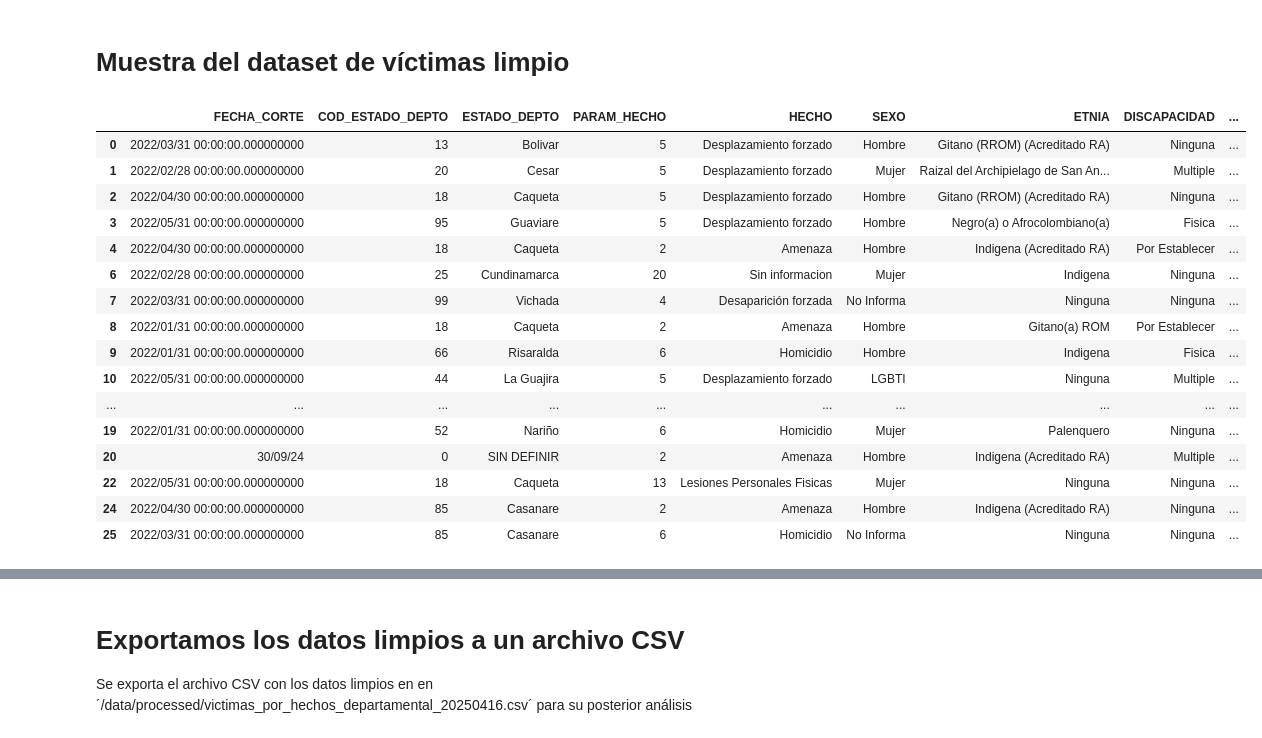
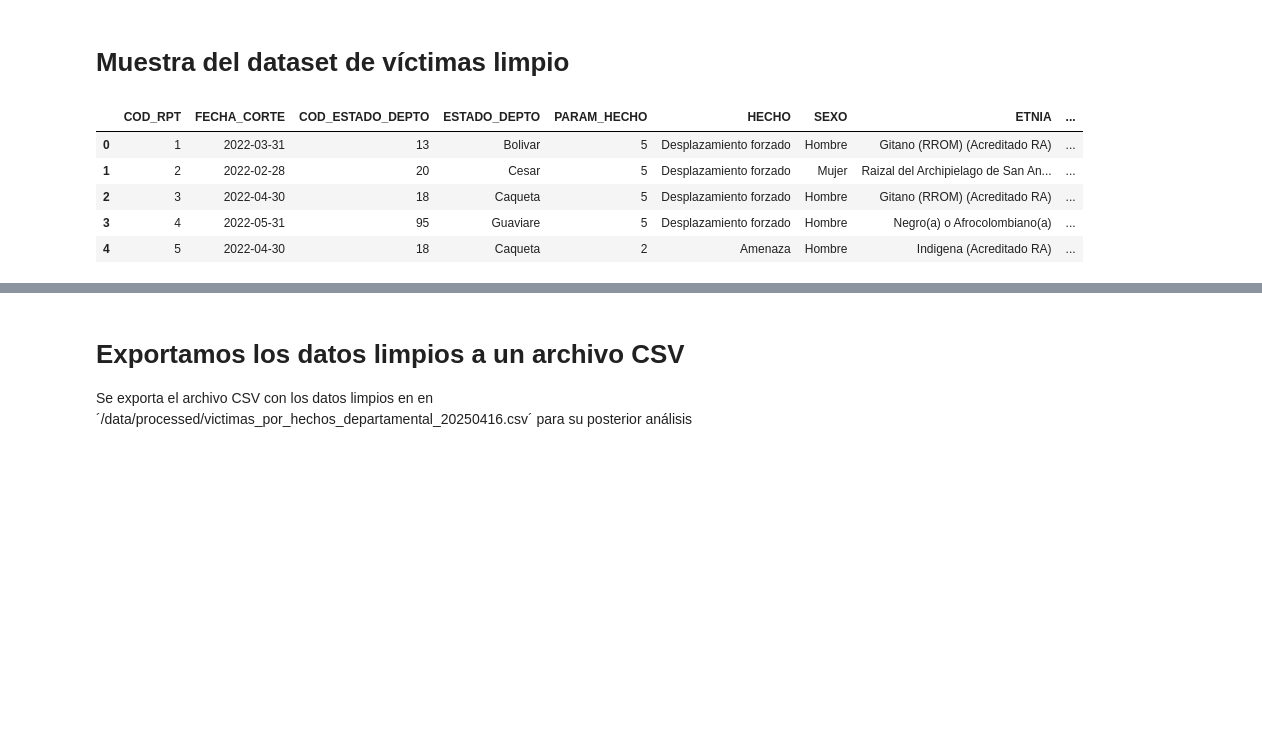
Before and after one commit to SantiRendon/memoria-abierta-conflicto-armado-colombia-2022-2025, a Jupyter notebook: notebooks/02_limpieza_datos_victimas.ipynb, the cells around one changed output, grey strips where cells are left out. Cells and saved outputs as stored; diff of their text form; code cells hidden in the pictures; blank space fills up the shorter version.

```diff
--- a/notebooks/02_limpieza_datos_victimas.ipynb
+++ b/notebooks/02_limpieza_datos_victimas.ipynb
@@ -600,13 +372,0 @@ resumen_df.to_csv(
-# %%
-# Paso 1: Crear una máscara booleana para marcar outliers en cualquier columna
-outlier_mask = pd.Series(False, index=df.index)
-
-for col in variables_conteo:
-    Q1 = df[col].quantile(0.25)
-    Q3 = df[col].quantile(0.75)
-    IQR = Q3 - Q1
-    lower_bound = Q1 - 1.5 * IQR
-    upper_bound = Q3 + 1.5 * IQR
-
-    # Marcar como True los registros fuera del rango permitido
-    outlier_mask |= (df[col] < lower_bound) | (df[col] > upper_bound)
@@ -630,3 +372,0 @@ df_outliers.to_csv(
-# %%
-# Paso 3: Filtrar el DataFrame conservando solo registros válidos
-df = df[~outlier_mask].copy()
@@ -651,24 +372,0 @@ plt.show()
-# %%
-# Crear un diccionario para almacenar resultados
-resumen_conteo = {}
-
-for col in variables_conteo:
-    # Frecuencia de cada valor
-    vc = df[col].value_counts().sort_index()
-
-    # Total de la variable
-    total = df[col].sum()
-
-    # Guardar ambos en el diccionario
-    resumen_conteo[col] = {
-        "Frecuencia de valores": vc,
-        "Suma total": total
-    }
-
-# Mostrar resumen organizado
-for col, info in resumen_conteo.items():
-    print(f"\n🔢 Variable: {col}")
-    print("-" * 40)
-    print("📊 Value Counts:")
-    print(info["Frecuencia de valores"])
-    print(f"\n🧮 Suma total: {info['Suma total']}")
@@ -693,3 +372,0 @@ Name: count, dtype: int64
-# %%
-# Paso 2: Agrupar y sumar valores de conteo
-df = df.groupby(columnas_grupo, as_index=False)[variables_conteo].sum()
@@ -720,23 +385,12 @@ df = df[['COD_RPT'] + [col for col in df.columns if col != 'COD_RPT']]
 # %% [markdown]
 # Muestra del dataset de víctimas limpio
 # %%
-df.head(20)
+df.head()
 # %% [output]
-|  | FECHA_CORTE | COD_ESTADO_DEPTO | ESTADO_DEPTO | PARAM_HECHO | HECHO | SEXO | ETNIA | DISCAPACIDAD | ... |
-| 0 | 2022/03/31 00:00:00.000000000 | 13 | Bolivar | 5 | Desplazamiento forzado | Hombre | Gitano (RROM) (Acreditado RA) | Ninguna | ... |
-| 1 | 2022/02/28 00:00:00.000000000 | 20 | Cesar | 5 | Desplazamiento forzado | Mujer | Raizal del Archipielago de San An... | Multiple | ... |
-| 2 | 2022/04/30 00:00:00.000000000 | 18 | Caqueta | 5 | Desplazamiento forzado | Hombre | Gitano (RROM) (Acreditado RA) | Ninguna | ... |
-| 3 | 2022/05/31 00:00:00.000000000 | 95 | Guaviare | 5 | Desplazamiento forzado | Hombre | Negro(a) o Afrocolombiano(a) | Fisica | ... |
-| 4 | 2022/04/30 00:00:00.000000000 | 18 | Caqueta | 2 | Amenaza | Hombre | Indigena (Acreditado RA) | Por Establecer | ... |
-| 6 | 2022/02/28 00:00:00.000000000 | 25 | Cundinamarca | 20 | Sin informacion | Mujer | Indigena | Ninguna | ... |
-| 7 | 2022/03/31 00:00:00.000000000 | 99 | Vichada | 4 | Desaparición forzada | No Informa | Ninguna | Ninguna | ... |
-| 8 | 2022/01/31 00:00:00.000000000 | 18 | Caqueta | 2 | Amenaza | Hombre | Gitano(a) ROM | Por Establecer | ... |
-| 9 | 2022/01/31 00:00:00.000000000 | 66 | Risaralda | 6 | Homicidio | Hombre | Indigena | Fisica | ... |
-| 10 | 2022/05/31 00:00:00.000000000 | 44 | La Guajira | 5 | Desplazamiento forzado | LGBTI | Ninguna | Multiple | ... |
-| ... | ... | ... | ... | ... | ... | ... | ... | ... | ... |
-| 19 | 2022/01/31 00:00:00.000000000 | 52 | Nariño | 6 | Homicidio | Mujer | Palenquero | Ninguna | ... |
-| 20 | 30/09/24 | 0 | SIN DEFINIR | 2 | Amenaza | Hombre | Indigena (Acreditado RA) | Multiple | ... |
-| 22 | 2022/05/31 00:00:00.000000000 | 18 | Caqueta | 13 | Lesiones Personales Fisicas | Mujer | Ninguna | Ninguna | ... |
-| 24 | 2022/04/30 00:00:00.000000000 | 85 | Casanare | 2 | Amenaza | Hombre | Indigena (Acreditado RA) | Ninguna | ... |
-| 25 | 2022/03/31 00:00:00.000000000 | 85 | Casanare | 6 | Homicidio | No Informa | Ninguna | Ninguna | ... |
+|  | COD_RPT | FECHA_CORTE | COD_ESTADO_DEPTO | ESTADO_DEPTO | PARAM_HECHO | HECHO | SEXO | ETNIA | ... |
+| 0 | 1 | 2022-03-31 | 13 | Bolivar | 5 | Desplazamiento forzado | Hombre | Gitano (RROM) (Acreditado RA) | ... |
+| 1 | 2 | 2022-02-28 | 20 | Cesar | 5 | Desplazamiento forzado | Mujer | Raizal del Archipielago de San An... | ... |
+| 2 | 3 | 2022-04-30 | 18 | Caqueta | 5 | Desplazamiento forzado | Hombre | Gitano (RROM) (Acreditado RA) | ... |
+| 3 | 4 | 2022-05-31 | 95 | Guaviare | 5 | Desplazamiento forzado | Hombre | Negro(a) o Afrocolombiano(a) | ... |
+| 4 | 5 | 2022-04-30 | 18 | Caqueta | 2 | Amenaza | Hombre | Indigena (Acreditado RA) | ... |
 # %%
```
Also changed, not shown: parts of 22 cells of this notebook.
